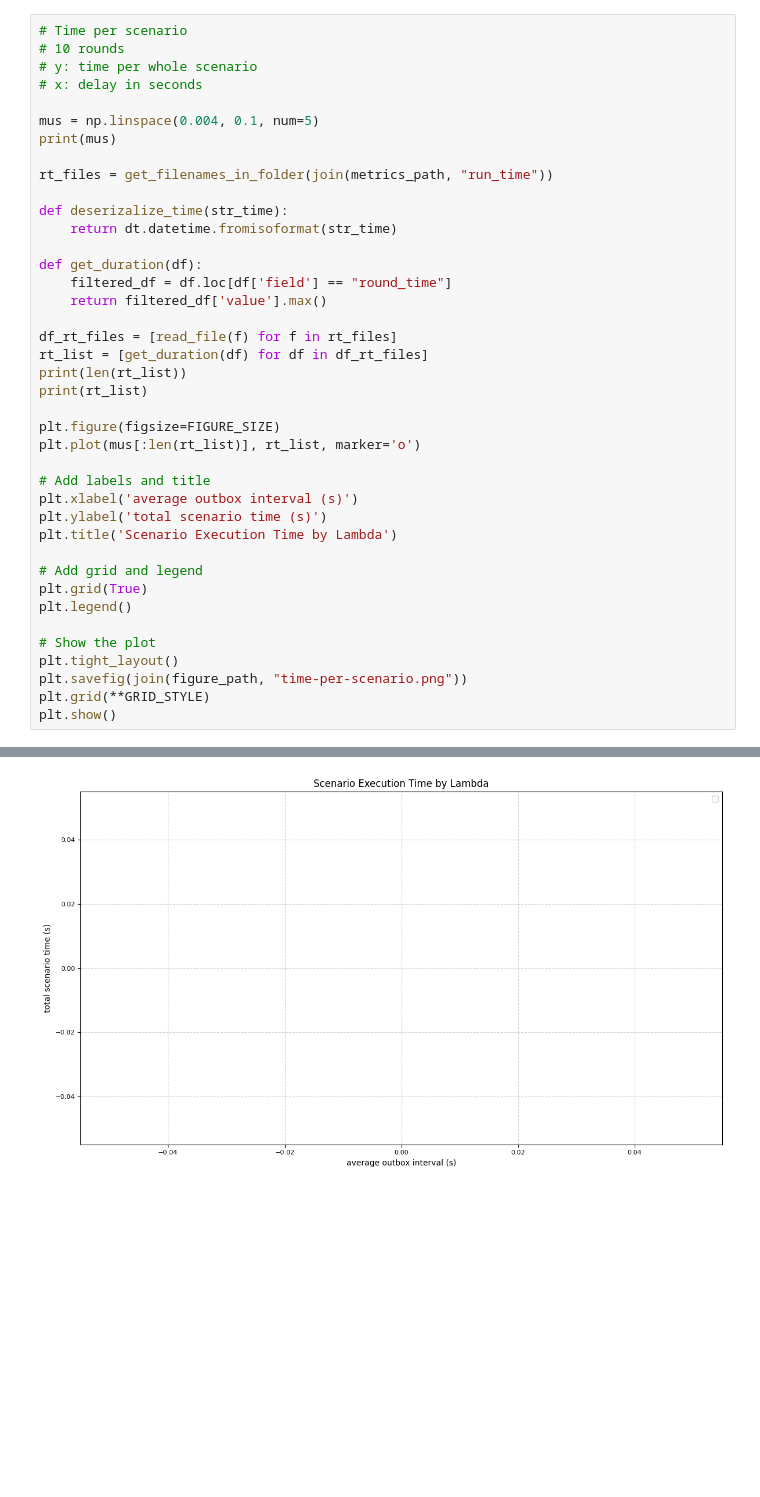
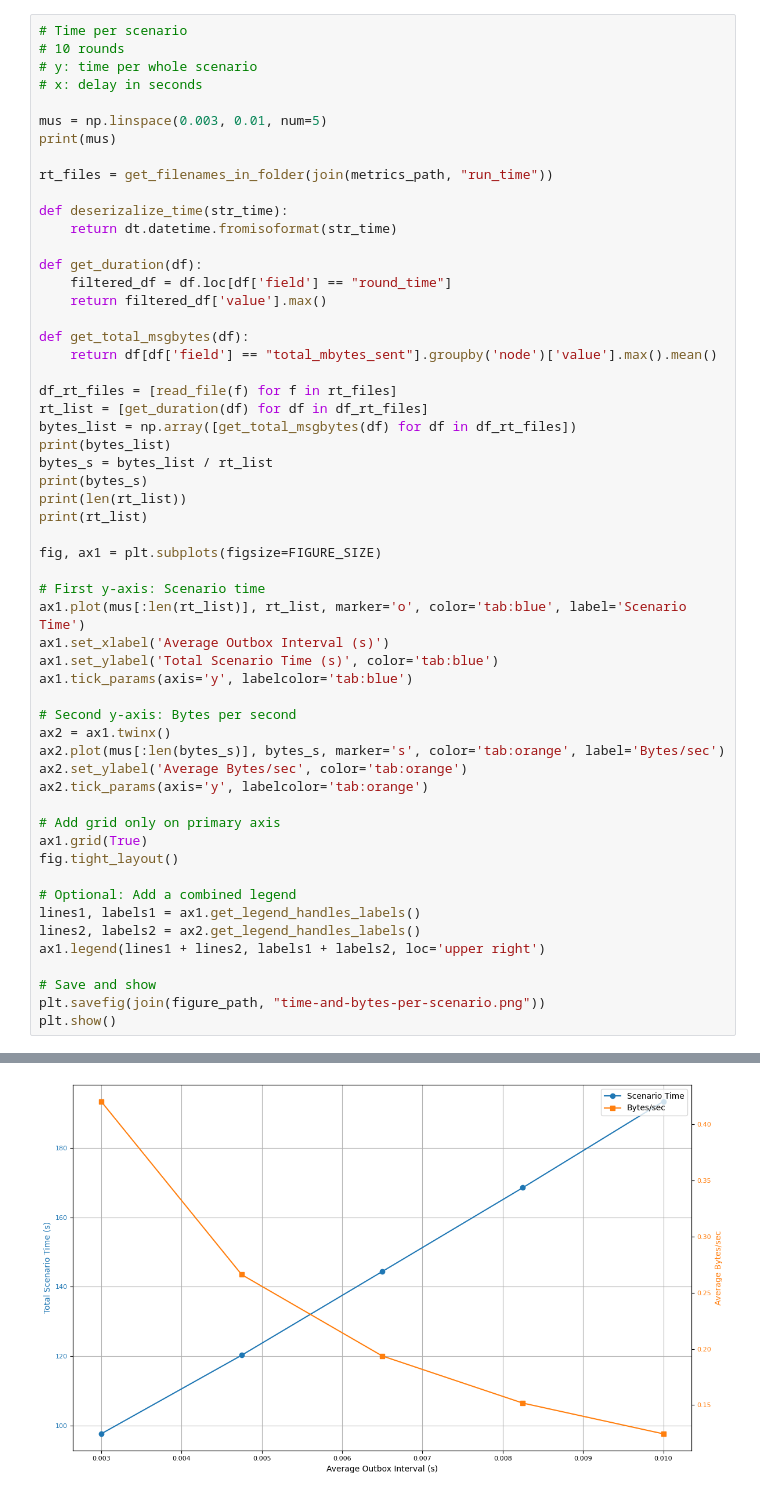
Before and after one commit to Altishofer/DFL_PeerBasedMixing, a Jupyter notebook: experiments/evaluation-plots.ipynb, the cells around one changed output, grey strips where cells are left out. Drawn from its saved outputs; the diff is of its cells as text; blank space fills up the shorter version.

```diff
--- a/experiments/evaluation-plots.ipynb
+++ b/experiments/evaluation-plots.ipynb
@@ -60,7 +61,7 @@ Name: 1, dtype: object
 # y: time per whole scenario
 # x: delay in seconds
 
-mus = np.linspace(0.004, 0.1, num=5)
+mus = np.linspace(0.003, 0.01, num=5)
 print(mus)
 
 rt_files = get_filenames_in_folder(join(metrics_path, "run_time"))
@@ -72,26 +73,42 @@ def get_duration(df):
     filtered_df = df.loc[df['field'] == "round_time"]
     return filtered_df['value'].max()
 
+def get_total_msgbytes(df):
+    return df[df['field'] == "total_mbytes_sent"].groupby('node')['value'].max().mean()
+
 df_rt_files = [read_file(f) for f in rt_files]
 rt_list = [get_duration(df) for df in df_rt_files]
+bytes_list = np.array([get_total_msgbytes(df) for df in df_rt_files])
+print(bytes_list)
+bytes_s = bytes_list / rt_list
+print(bytes_s)
 print(len(rt_list))
 print(rt_list)
 
-plt.figure(figsize=FIGURE_SIZE)
-plt.plot(mus[:len(rt_list)], rt_list, marker='o')
+fig, ax1 = plt.subplots(figsize=FIGURE_SIZE)
 
-# Add labels and title
-plt.xlabel('average outbox interval (s)')
-plt.ylabel('total scenario time (s)')
-plt.title('Scenario Execution Time by Lambda')
+# First y-axis: Scenario time
+ax1.plot(mus[:len(rt_list)], rt_list, marker='o', color='tab:blue', label='Scenario Time')
+ax1.set_xlabel('Average Outbox Interval (s)')
+ax1.set_ylabel('Total Scenario Time (s)', color='tab:blue')
+ax1.tick_params(axis='y', labelcolor='tab:blue')
 
-# Add grid and legend
-plt.grid(True)
-plt.legend()
+# Second y-axis: Bytes per second
+ax2 = ax1.twinx()
+ax2.plot(mus[:len(bytes_s)], bytes_s, marker='s', color='tab:orange', label='Bytes/sec')
+ax2.set_ylabel('Average Bytes/sec', color='tab:orange')
+ax2.tick_params(axis='y', labelcolor='tab:orange')
 
-# Show the plot
-plt.tight_layout()
-plt.savefig(join(figure_path, "time-per-scenario.png"))
-plt.grid(**GRID_STYLE)
+# Add grid only on primary axis
+ax1.grid(True)
+fig.tight_layout()
+
+# Optional: Add a combined legend
+lines1, labels1 = ax1.get_legend_handles_labels()
+lines2, labels2 = ax2.get_legend_handles_labels()
+ax1.legend(lines1 + lines2, labels1 + labels2, loc='upper right')
+
+# Save and show
+plt.savefig(join(figure_path, "time-and-bytes-per-scenario.png"))
 plt.show()
 # %% [output]
@@ -101,4 +120,4 @@ plt.show()
-[figure, old version]
+[figure, new version]
 # %%
 # CPU utilization per state (training, waiting, aggregating, broadcasting)
 # y: Total CPU time per stage
```
Also changed, not shown: parts of 13 cells of this notebook, 6 other files.
